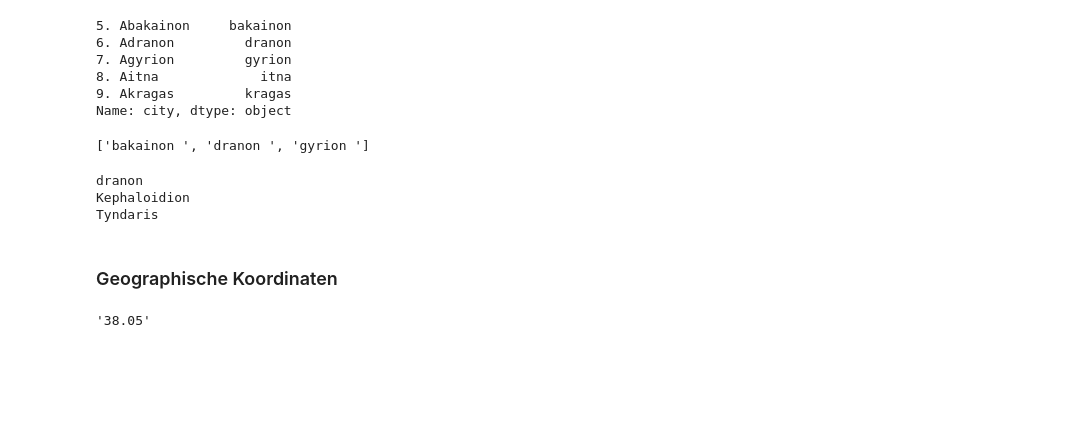
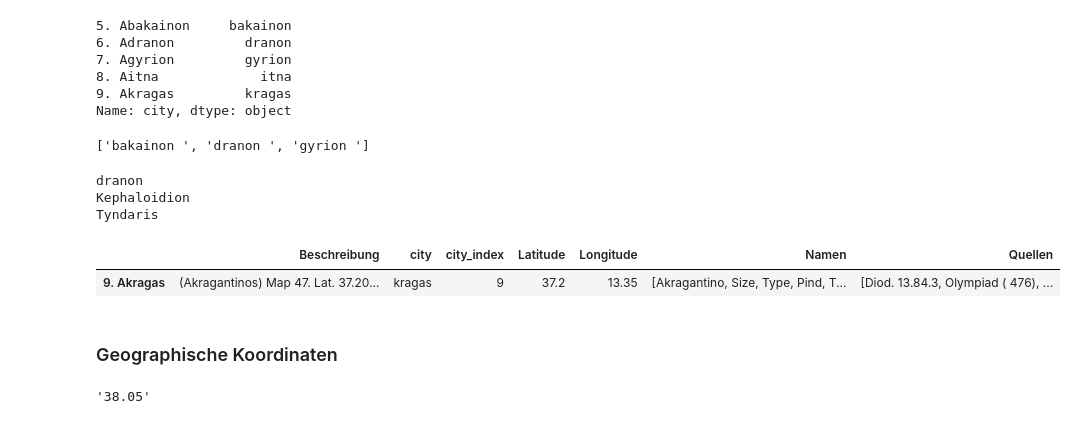
Before and after one commit to computational-humanities/vorlesung, a Jupyter notebook: Notebooks/CHVorl2a.ipynb, the cells around one changed output. Drawn from its saved outputs; the diff is of its cells as text; code cells hidden in the pictures; blank space fills up the shorter version.

```diff
--- a/Notebooks/CHVorl2a.ipynb
+++ b/Notebooks/CHVorl2a.ipynb
@@ -162,3 +192,8 @@ for i in lcity:
 dranon
 Kephaloidion
 Tyndaris
+# %%
+dfPoleis[dfPoleis["city"].str.contains("ag")]
+# %% [output]
+|  | Beschreibung | city | city_index | Latitude | Longitude | Namen | Quellen |
+| 9. Akragas | (Akragantinos) Map 47. Lat. 37.20... | kragas | 9 | 37.2 | 13.35 | [Akragantino, Size, Type, Pind, T... | [Diod. 13.84.3, Olympiad ( 476), ... |
```
Also changed, not shown: parts of 30 cells of this notebook.
